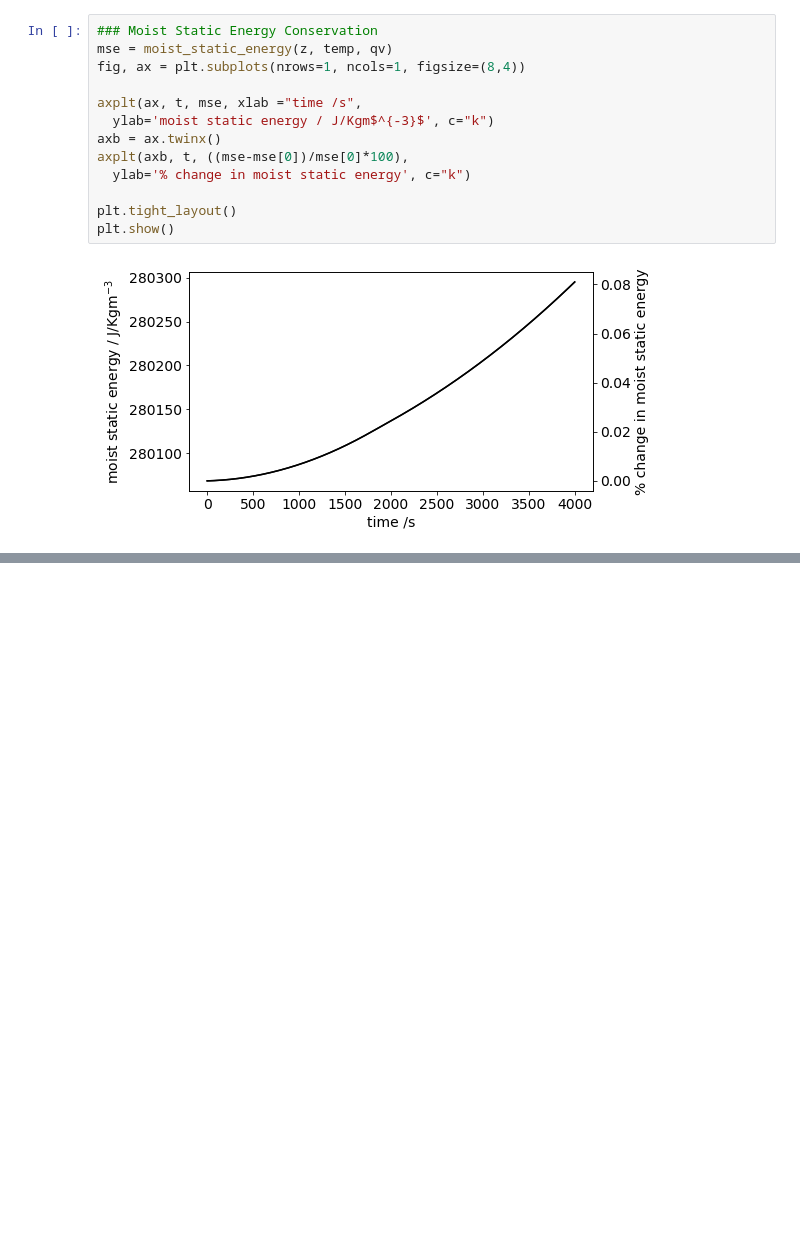
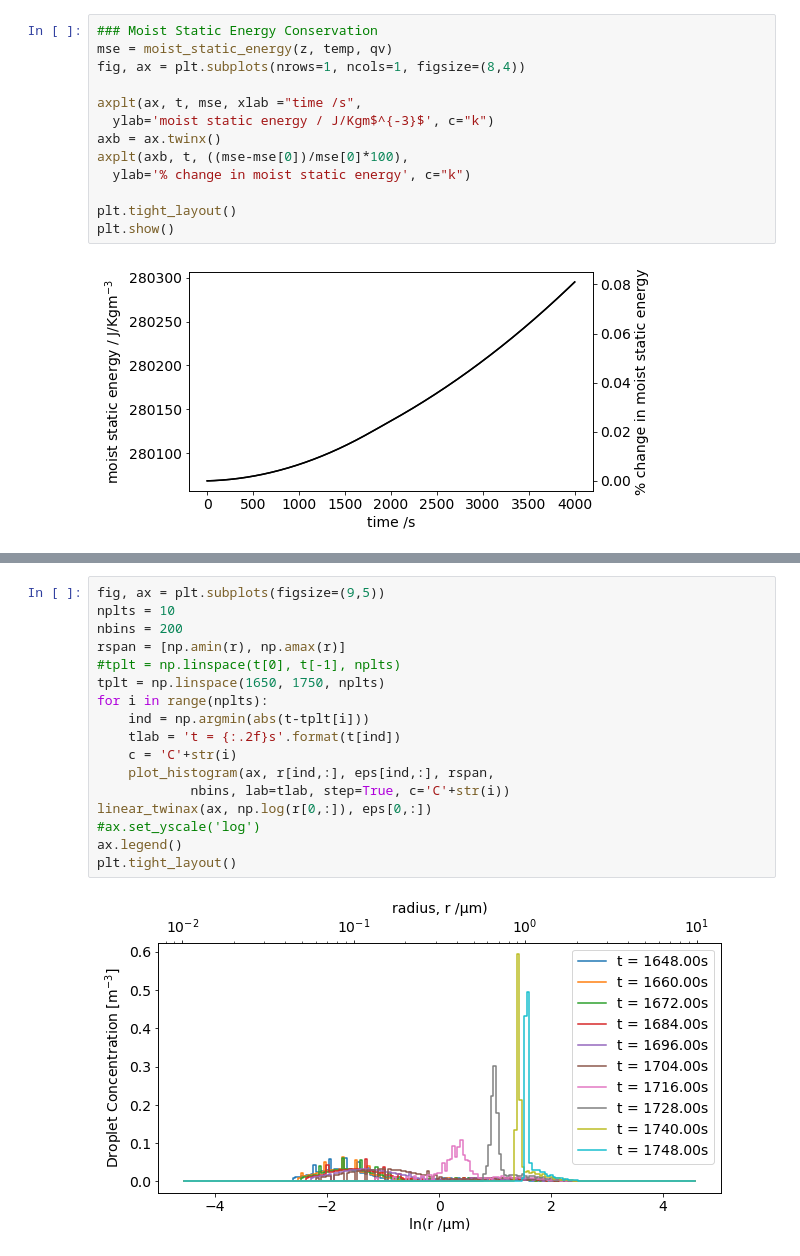
Before and after one commit to yoctoyotta1024/clara-bayley-superdroplets, a Jupyter notebook: plot_csv.ipynb, the cells around one changed output, grey strips where cells are left out. Saved outputs shown, nothing was run; the diff lists cells and outputs as text; blank space fills up the shorter version.

```diff
--- a/plot_csv.ipynb
+++ b/plot_csv.ipynb
@@ -302,0 +344,19 @@ fig.tight_layout()
+# %%
+fig, ax = plt.subplots(figsize=(9,5))
+nplts = 10
+nbins = 200
+rspan = [np.amin(r), np.amax(r)]
+#tplt = np.linspace(t[0], t[-1], nplts)
+tplt = np.linspace(1650, 1750, nplts)
+for i in range(nplts):
+    ind = np.argmin(abs(t-tplt[i]))
+    tlab = 't = {:.2f}s'.format(t[ind])
+    c = 'C'+str(i)
+    plot_histogram(ax, r[ind,:], eps[ind,:], rspan,
+            nbins, lab=tlab, step=True, c='C'+str(i))
+linear_twinax(ax, np.log(r[0,:]), eps[0,:])
+#ax.set_yscale('log')
+ax.legend()
+plt.tight_layout()
+# %% [output]
+[figure, added]
```
Also changed, not shown: parts of 8 cells of this notebook, 13 other files.
